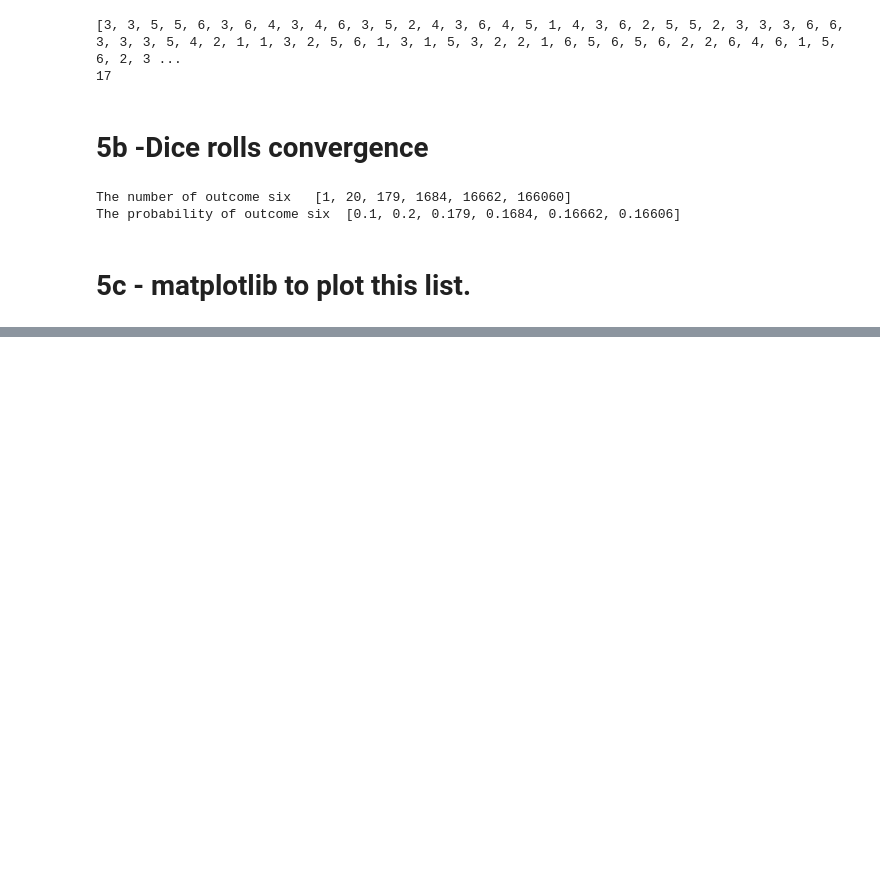
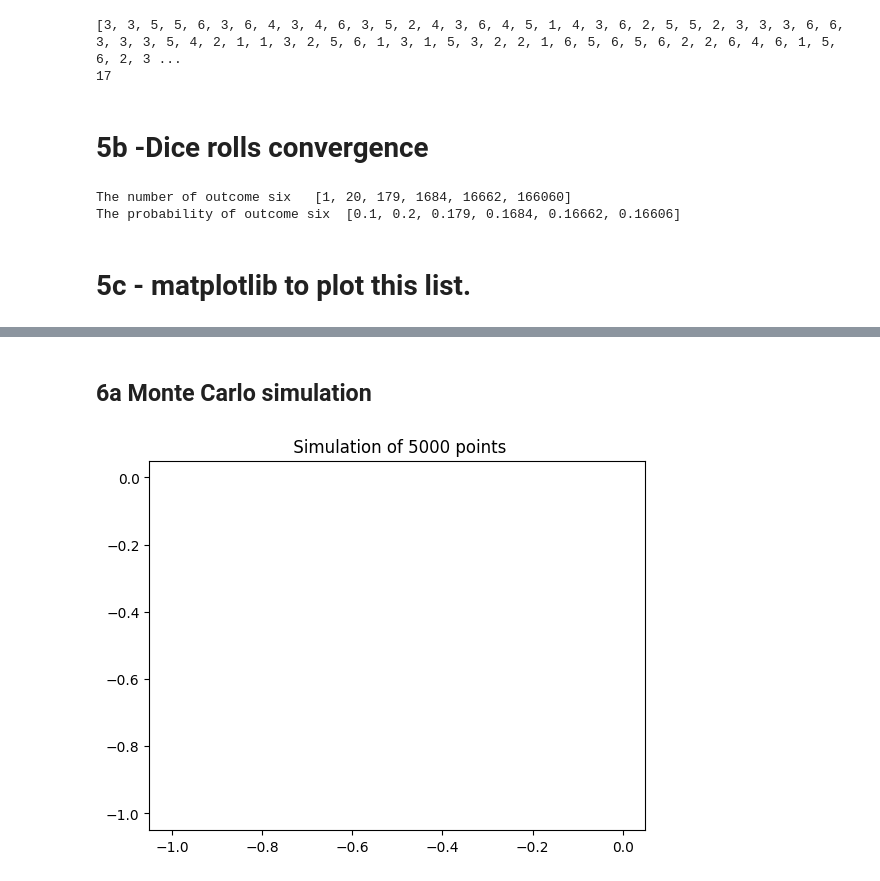
Before and after one commit to VineelaNedunuri/Python-vineela-nedunuri, a Jupyter notebook: Exercises/EX004.ipynb, the cells around one changed output, grey strips where cells are left out. Cells and saved outputs as stored; diff of their text form; code cells hidden in the pictures; blank space fills up the shorter version.

```diff
--- a/Exercises/EX004.ipynb
+++ b/Exercises/EX004.ipynb
@@ -167,0 +176,28 @@ plt.ylabel("Probability")
+# %% [markdown]
+## 6a  Monte Carlo simulation
+# %%
+import math
+import random
+import matplotlib.pyplot as plt
+
+
+
+for i in range(1,5000):
+    x = random.randrange(-1,1)
+    y = random.randrange(-1,1)
+    d = math.sqrt(x**2 + y**2)
+    if d < 1:
+        result = 'red'
+
+
+
+
+    else:
+        result = 'green'
+
+
+
+    plt.plot(x, y, result)
+    plt.title(" Simulation of 5000 points")
+# %% [output]
+[figure, added]
```
Also changed, not shown: parts of 1 cell of this notebook.
